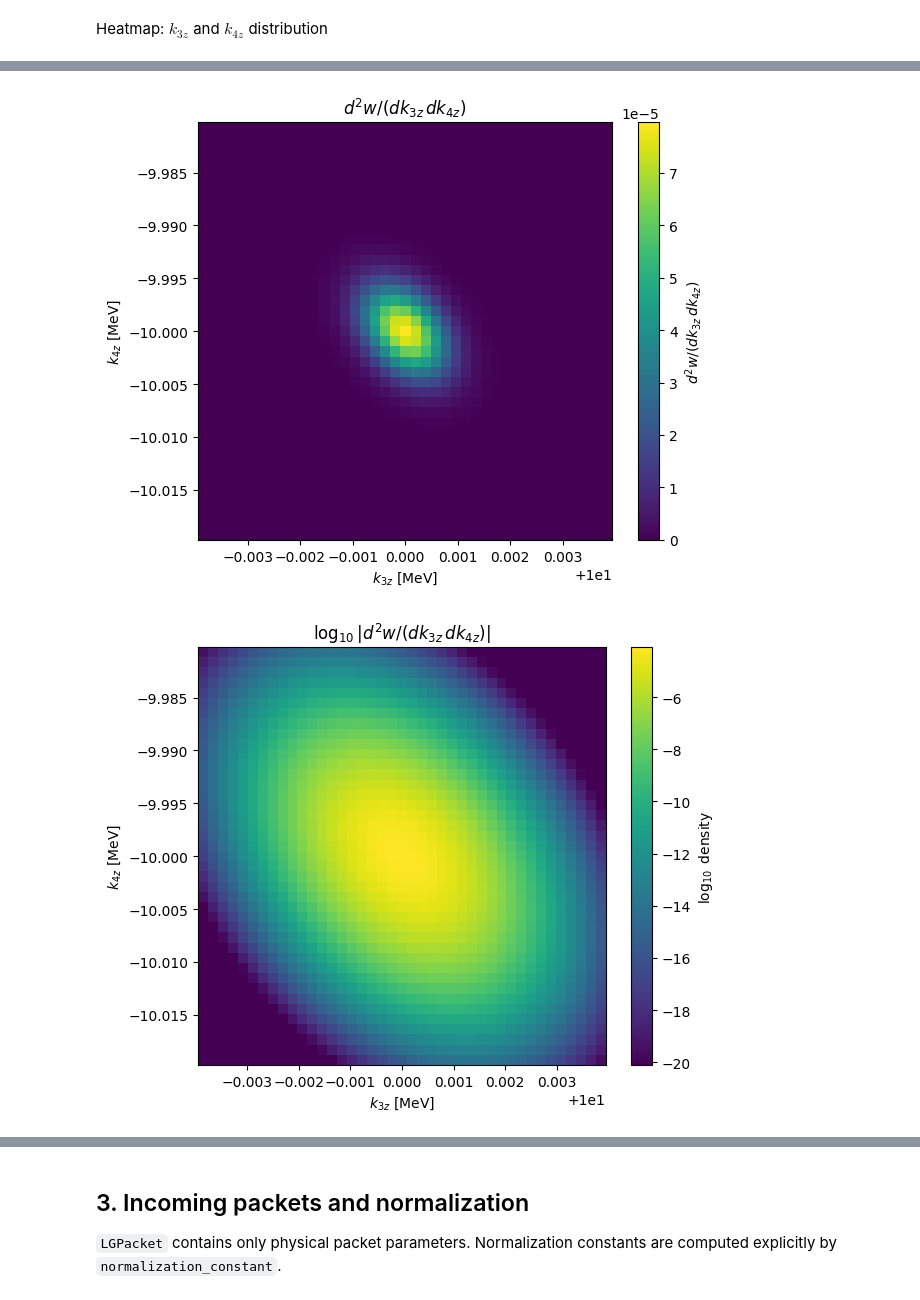
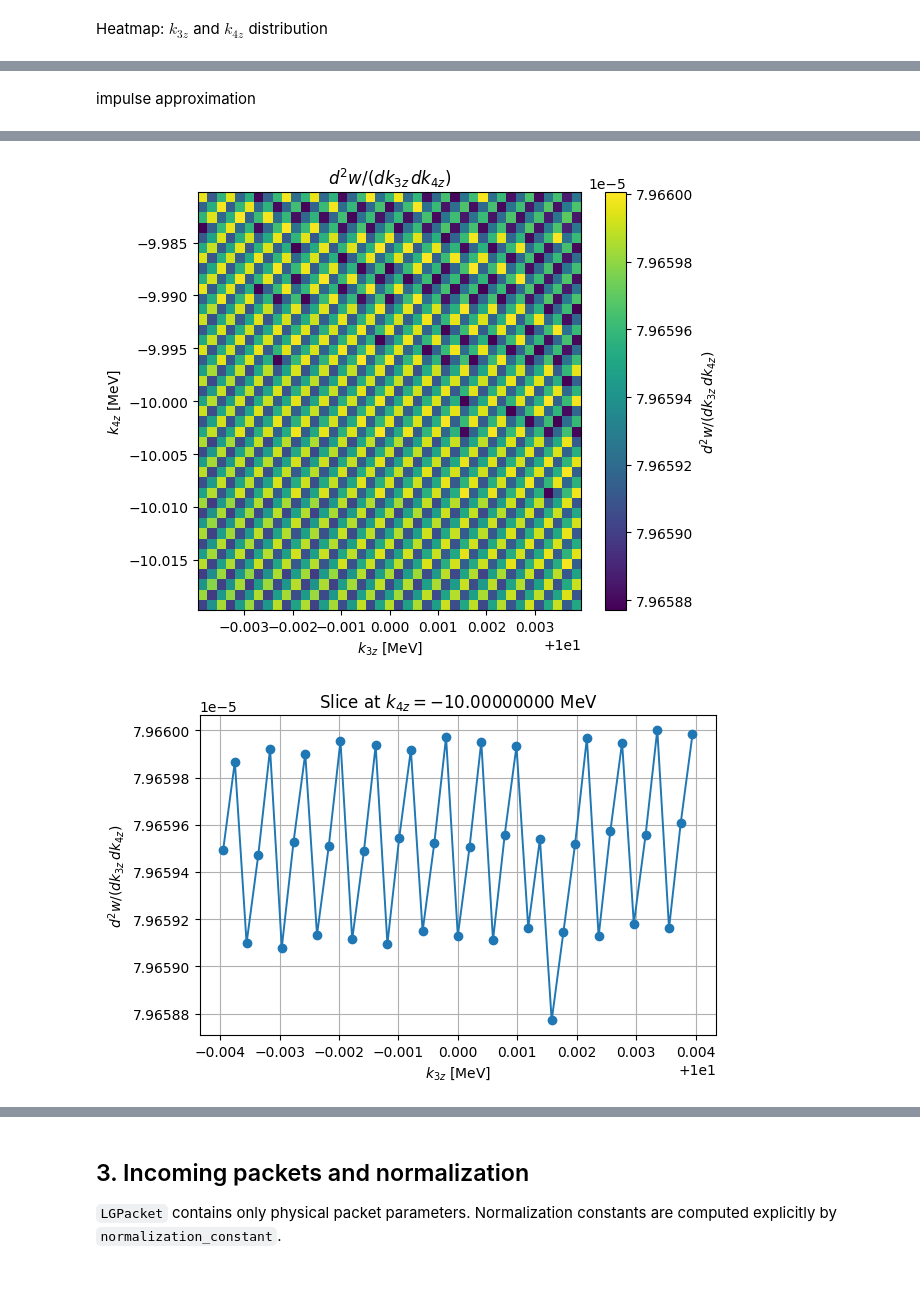
Before and after one commit to Anton-Murtazin/moller_vortex, a Jupyter notebook: analysis_workspace.ipynb, the cells around one changed output, grey strips where cells are left out. Saved outputs shown, nothing was run; the diff lists cells and outputs as text; code cells hidden in the pictures.

Commit message:
More explicit beyond impulse approximation

```diff
--- a/analysis_workspace.ipynb
+++ b/analysis_workspace.ipynb
@@ -395,7 +830,9 @@ Heatmap: $k_{3z}$ and $k_{4z}$ distribution
+# %% [markdown]
+impulse approximation
 # %%
 # Choose the S-matrix function.
-# S_function = mv.S_impulse_closed_form
-S_function = mv.S_impulse_first_order
+S_function = mv.S_impulse_closed_form
+# S_function = mv.S_impulse_first_order
 
 # Total final transverse momentum K_perp = k3_perp + k4_perp.
 K_perp_test = np.array([0.0, -1.0e-4], dtype=float)  # MeV
@@ -727,38 +1164,6 @@ fig.tight_layout()
 plt.show()
 
 # ============================================================
-# Logarithmic map
-# ============================================================
-
-Z_abs = np.abs(Z_long)
-Z_floor = max(np.nanmax(Z_abs) * 1.0e-16, 1.0e-300)
-Z_log = np.log10(np.maximum(Z_abs, Z_floor))
-
-fig, ax = plt.subplots(figsize=(6.4, 5.2))
-
-image = ax.imshow(
-    Z_log,
-    origin="lower",
-    extent=[
-        k3z_values[0],
-        k3z_values[-1],
-        k4z_values[0],
-        k4z_values[-1],
-    ],
-    aspect="auto",
-)
-
-ax.set_xlabel(r"$k_{3z}$ [MeV]")
-ax.set_ylabel(r"$k_{4z}$ [MeV]")
-ax.set_title(r"$\log_{10}|d^2w/(dk_{3z}\,dk_{4z})|$")
-
-cbar = fig.colorbar(image, ax=ax)
-cbar.set_label(r"$\log_{10}$ density")
-
-fig.tight_layout()
-plt.show()
-
-# ============================================================
 # Central slices
 # ============================================================
 
@@ -819,2 +1224,2 @@ relative range = 34.80111252144665
-[figure, old version]
+[figure, new version]
-[figure, old version]
+[figure, new version]
```
Also changed, not shown: parts of 5 cells of this notebook, 1 other file.
